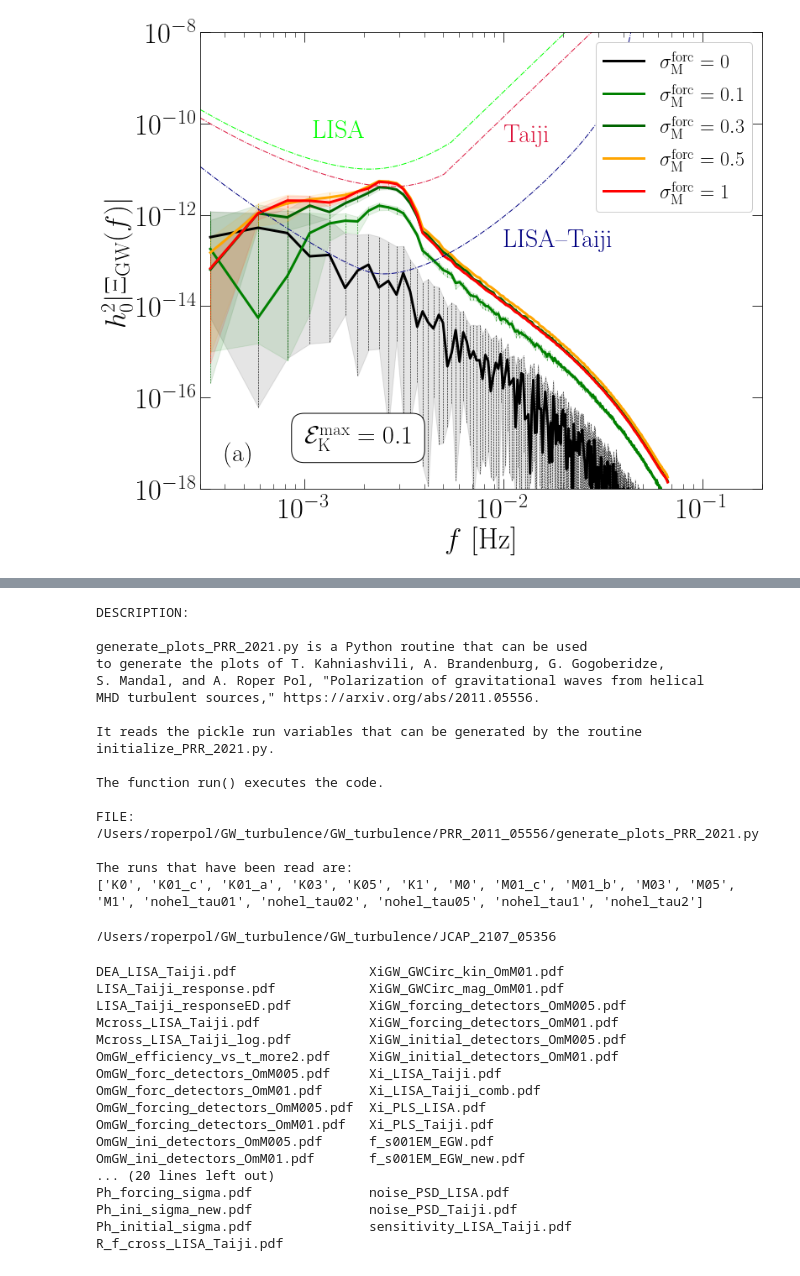
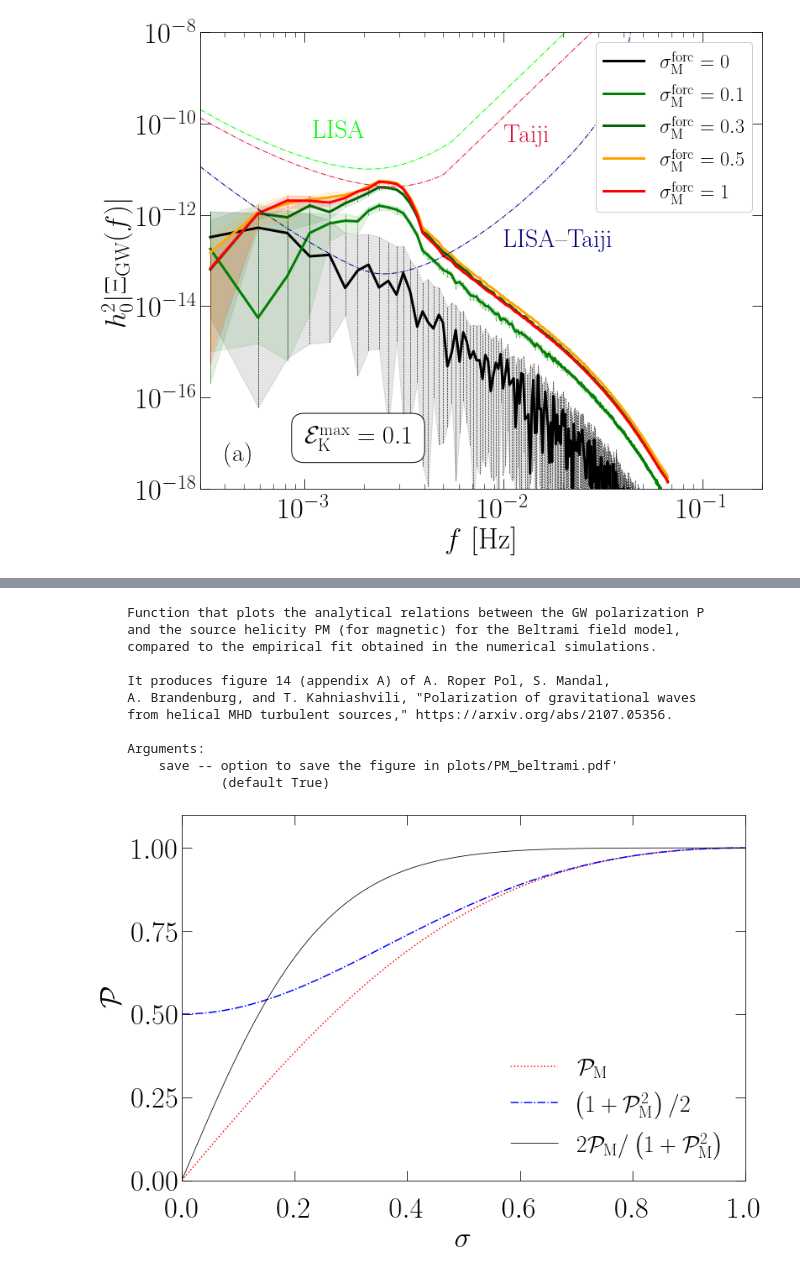
Before and after one commit to AlbertoRoper/GW_turbulence, a Jupyter notebook: JCAP_2107_05356/generate_plots_JCAP_2021.ipynb, the cells around one changed output, grey strips where cells are left out. Drawn from its saved outputs; the diff is of its cells as text; code cells hidden in the pictures.

```diff
--- a/JCAP_2107_05356/generate_plots_JCAP_2021.ipynb
+++ b/JCAP_2107_05356/generate_plots_JCAP_2021.ipynb
@@ -270,47 +283,16 @@ The output file is M1.pckl
-# %%
-import generate_plots_PRR_2021 as gen
-print('DESCRIPTION: \n', gen.__doc__)
-print('FILE: ', gen.__file__, '\n')
-
-runs_PRR = gen.run()
-# %% [output]
-DESCRIPTION:
-
-generate_plots_PRR_2021.py is a Python routine that can be used
-to generate the plots of T. Kahniashvili, A. Brandenburg, G. Gogoberidze,
-S. Mandal, and A. Roper Pol, "Polarization of gravitational waves from helical
-MHD turbulent sources," https://arxiv.org/abs/2011.05556.
-
-It reads the pickle run variables that can be generated by the routine
-initialize_PRR_2021.py.
-
-The function run() executes the code.
-
-FILE:  /Users/roperpol/GW_turbulence/GW_turbulence/PRR_2011_05556/generate_plots_PRR_2021.py
-
-The runs that have been read are:
-['K0', 'K01_c', 'K01_a', 'K03', 'K05', 'K1', 'M0', 'M01_c', 'M01_b', 'M03', 'M05', 'M1', 'nohel_tau01', 'nohel_tau02', 'nohel_tau05', 'nohel_tau1', 'nohel_tau2']
-# %%
-cd ../JCAP_2107_05356/
-# %% [output]
-/Users/roperpol/GW_turbulence/GW_turbulence/JCAP_2107_05356
-# %%
-ls plots
-# %% [output]
-DEA_LISA_Taiji.pdf                 XiGW_GWCirc_kin_OmM01.pdf
-LISA_Taiji_response.pdf            XiGW_GWCirc_mag_OmM01.pdf
-LISA_Taiji_responseED.pdf          XiGW_forcing_detectors_OmM005.pdf
-Mcross_LISA_Taiji.pdf              XiGW_forcing_detectors_OmM01.pdf
-Mcross_LISA_Taiji_log.pdf          XiGW_initial_detectors_OmM005.pdf
-OmGW_efficiency_vs_t_more2.pdf     XiGW_initial_detectors_OmM01.pdf
-OmGW_forc_detectors_OmM005.pdf     Xi_LISA_Taiji.pdf
-OmGW_forc_detectors_OmM01.pdf      Xi_LISA_Taiji_comb.pdf
-OmGW_forcing_detectors_OmM005.pdf  Xi_PLS_LISA.pdf
-OmGW_forcing_detectors_OmM01.pdf   Xi_PLS_Taiji.pdf
-OmGW_ini_detectors_OmM005.pdf      f_s001EM_EGW.pdf
-OmGW_ini_detectors_OmM01.pdf       f_s001EM_EGW_new.pdf
-... (20 lines left out)
-Ph_forcing_sigma.pdf               noise_PSD_LISA.pdf
-Ph_ini_sigma_new.pdf               noise_PSD_Taiji.pdf
-Ph_initial_sigma.pdf               sensitivity_LISA_Taiji.pdf
-R_f_cross_LISA_Taiji.pdf
+# %%
+print(gen.plot_PM_beltrami.__doc__)
+gen.plot_PM_beltrami()
+# %% [output]
+    Function that plots the analytical relations between the GW polarization P
+    and the source helicity PM (for magnetic) for the Beltrami field model,
+    compared to the empirical fit obtained in the numerical simulations.
+
+    It produces figure 14 (appendix A) of A. Roper Pol, S. Mandal,
+    A. Brandenburg, and T. Kahniashvili, "Polarization of gravitational waves
+    from helical MHD turbulent sources," https://arxiv.org/abs/2107.05356.
+
+    Arguments:
+        save -- option to save the figure in plots/PM_beltrami.pdf'
+                (default True)
+[figure, added]
```
Also changed, not shown: parts of 18 cells of this notebook.
